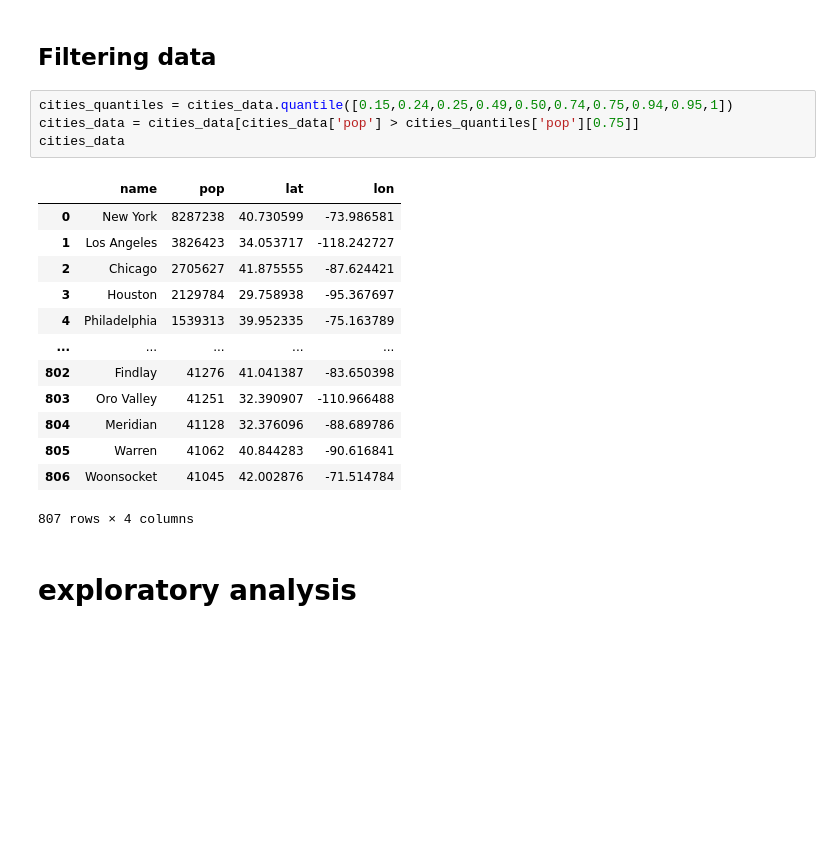
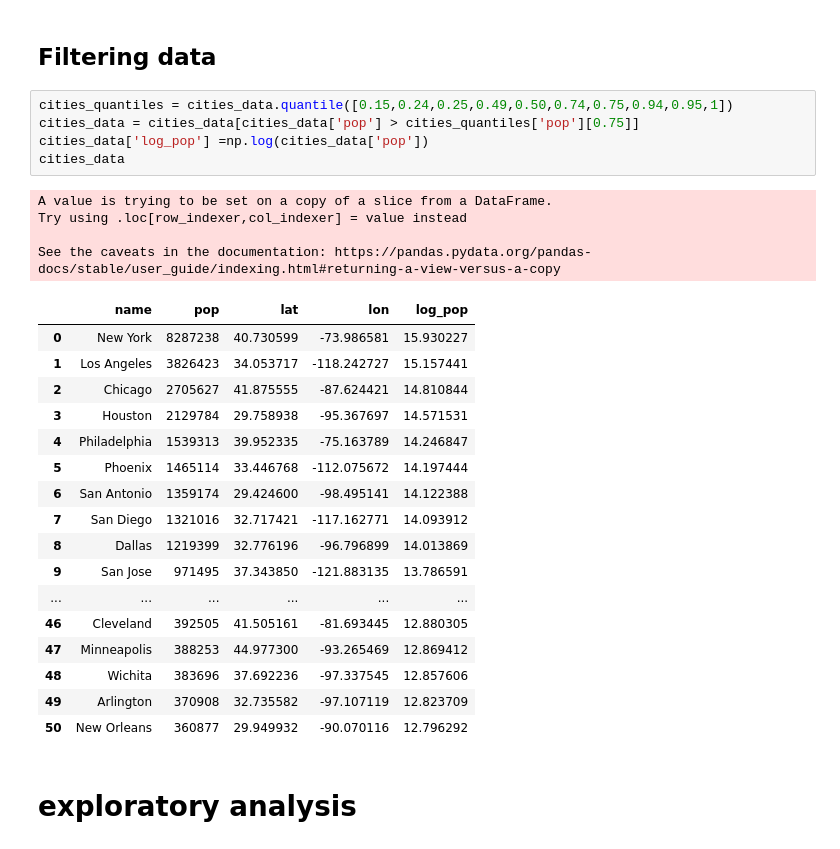
Before and after one commit to jibo16/Hermes-storeLoc-Map, a Jupyter notebook: mapping-with-plottly.ipynb, the cells around one changed output. Saved outputs shown, nothing was run; the diff lists cells and outputs as text; blank space fills up the shorter version.

```diff
--- a/mapping-with-plottly.ipynb
+++ b/mapping-with-plottly.ipynb
@@ -74,21 +75,30 @@ cities_data.head()
 # %%
 cities_quantiles = cities_data.quantile([0.15,0.24,0.25,0.49,0.50,0.74,0.75,0.94,0.95,1])
 cities_data = cities_data[cities_data['pop'] > cities_quantiles['pop'][0.75]]
+cities_data['log_pop'] =np.log(cities_data['pop'])
 cities_data
 # %% [output]
+A value is trying to be set on a copy of a slice from a DataFrame.
+Try using .loc[row_indexer,col_indexer] = value instead
+
+See the caveats in the documentation: https://pandas.pydata.org/pandas-docs/stable/user_guide/indexing.html#returning-a-view-versus-a-copy
-|  | name | pop | lat | lon |
-| 0 | New York | 8287238 | 40.730599 | -73.986581 |
-| 1 | Los Angeles | 3826423 | 34.053717 | -118.242727 |
-| 2 | Chicago | 2705627 | 41.875555 | -87.624421 |
-| 3 | Houston | 2129784 | 29.758938 | -95.367697 |
-| 4 | Philadelphia | 1539313 | 39.952335 | -75.163789 |
-| ... | ... | ... | ... | ... |
-| 802 | Findlay | 41276 | 41.041387 | -83.650398 |
-| 803 | Oro Valley | 41251 | 32.390907 | -110.966488 |
-| 804 | Meridian | 41128 | 32.376096 | -88.689786 |
-| 805 | Warren | 41062 | 40.844283 | -90.616841 |
-| 806 | Woonsocket | 41045 | 42.002876 | -71.514784 |
+|  | name | pop | lat | lon | log_pop |
+| 0 | New York | 8287238 | 40.730599 | -73.986581 | 15.930227 |
+| 1 | Los Angeles | 3826423 | 34.053717 | -118.242727 | 15.157441 |
+| 2 | Chicago | 2705627 | 41.875555 | -87.624421 | 14.810844 |
+| 3 | Houston | 2129784 | 29.758938 | -95.367697 | 14.571531 |
+| 4 | Philadelphia | 1539313 | 39.952335 | -75.163789 | 14.246847 |
+| 5 | Phoenix | 1465114 | 33.446768 | -112.075672 | 14.197444 |
+| 6 | San Antonio | 1359174 | 29.424600 | -98.495141 | 14.122388 |
+| 7 | San Diego | 1321016 | 32.717421 | -117.162771 | 14.093912 |
+| 8 | Dallas | 1219399 | 32.776196 | -96.796899 | 14.013869 |
+| 9 | San Jose | 971495 | 37.343850 | -121.883135 | 13.786591 |
+| ... | ... | ... | ... | ... | ... |
+| 46 | Cleveland | 392505 | 41.505161 | -81.693445 | 12.880305 |
+| 47 | Minneapolis | 388253 | 44.977300 | -93.265469 | 12.869412 |
+| 48 | Wichita | 383696 | 37.692236 | -97.337545 | 12.857606 |
+| 49 | Arlington | 370908 | 32.735582 | -97.107119 | 12.823709 |
+| 50 | New Orleans | 360877 | 29.949932 | -90.070116 | 12.796292 |
-807 rows × 4 columns
 # %% [markdown]
 # exploratory analysis
 # %%
```
Also changed, not shown: parts of 6 cells of this notebook.
